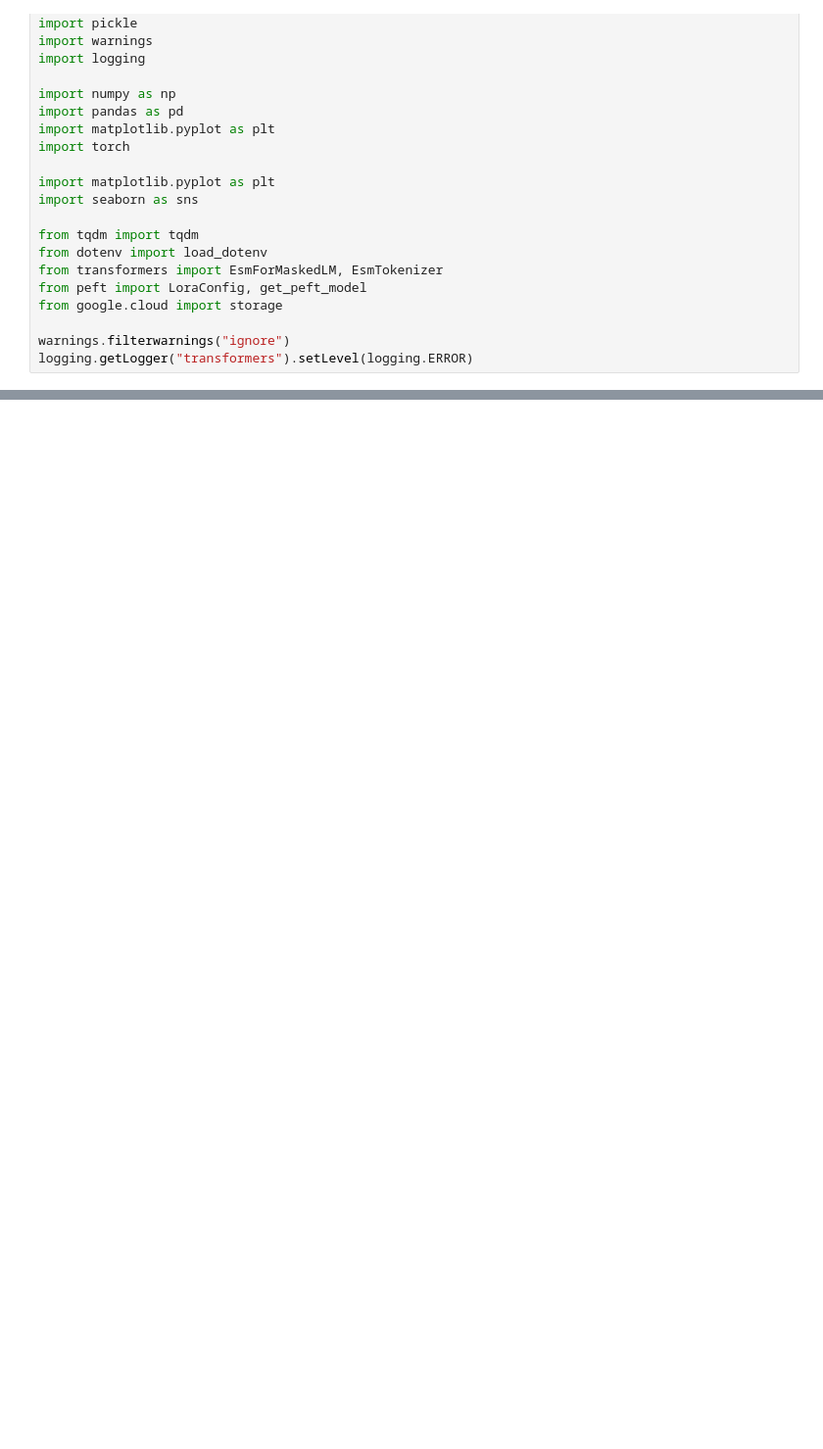
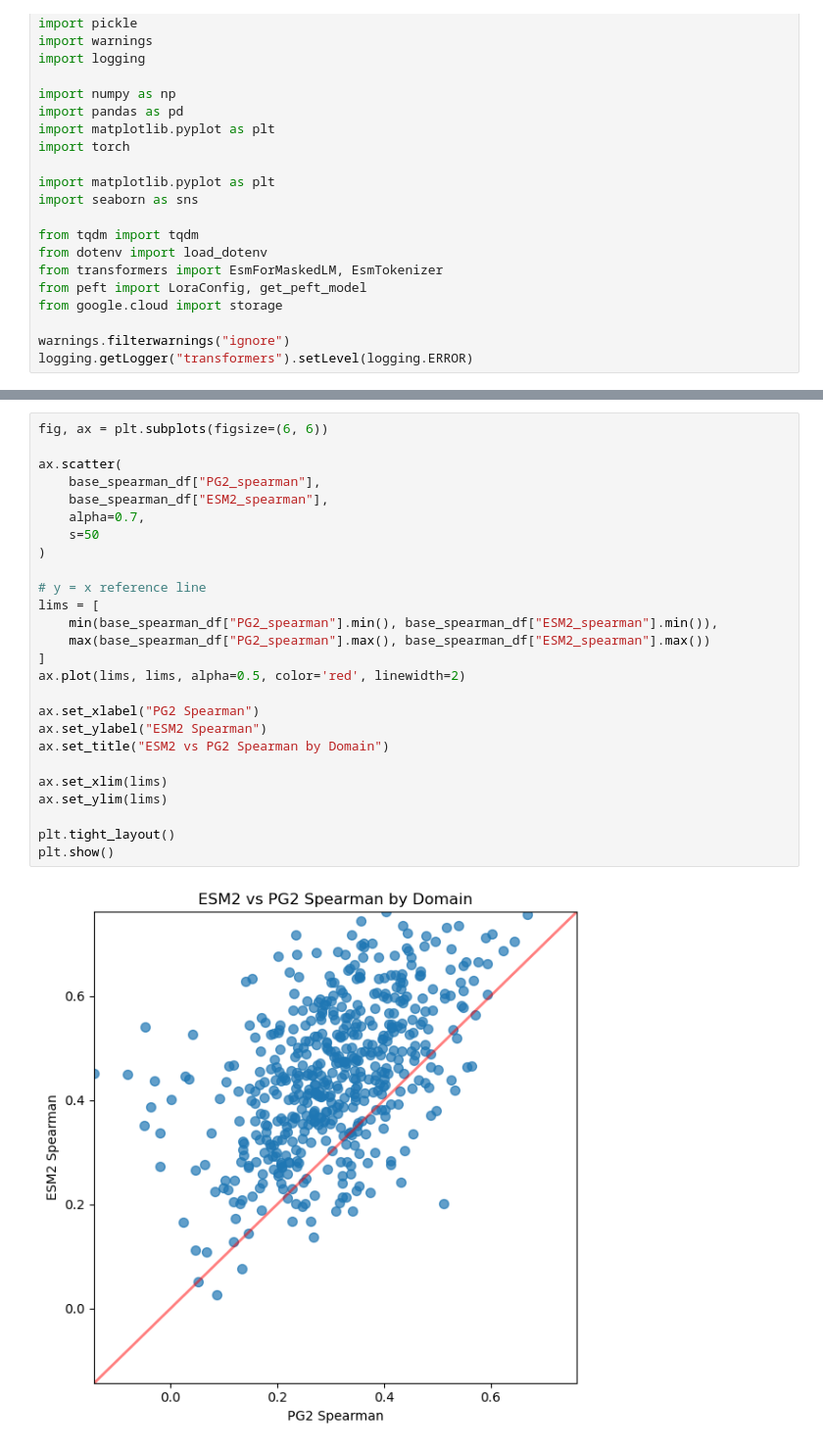
Before and after one commit to Hutch-Johnson/Protein-Language-Models, a Jupyter notebook: Stats_ESM2_PG2.ipynb, the cells around one changed output, grey strips where cells are left out. Shown at 98% size. Drawn from its saved outputs; the diff is of its cells as text; blank space fills up the shorter version.

```diff
--- a/Stats_ESM2_PG2.ipynb
+++ b/Stats_ESM2_PG2.ipynb
@@ -63,0 +118,28 @@ pg_data
+# %%
+fig, ax = plt.subplots(figsize=(6, 6))
+
+ax.scatter(
+    base_spearman_df["PG2_spearman"],
+    base_spearman_df["ESM2_spearman"],
+    alpha=0.7,
+    s=50
+)
+
+# y = x reference line
+lims = [
+    min(base_spearman_df["PG2_spearman"].min(), base_spearman_df["ESM2_spearman"].min()),
+    max(base_spearman_df["PG2_spearman"].max(), base_spearman_df["ESM2_spearman"].max())
+]
+ax.plot(lims, lims, alpha=0.5, color='red', linewidth=2)
+
+ax.set_xlabel("PG2 Spearman")
+ax.set_ylabel("ESM2 Spearman")
+ax.set_title("ESM2 vs PG2 Spearman by Domain")
+
+ax.set_xlim(lims)
+ax.set_ylim(lims)
+
+plt.tight_layout()
+plt.show()
+# %% [output]
+[figure, added]
```
Also changed, not shown: parts of 16 cells of this notebook.
